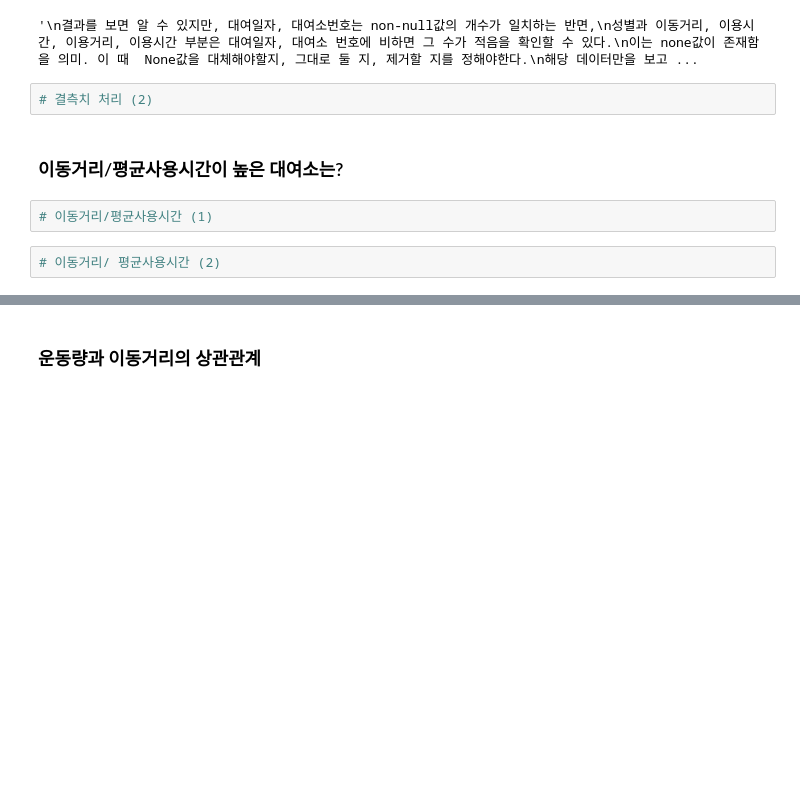
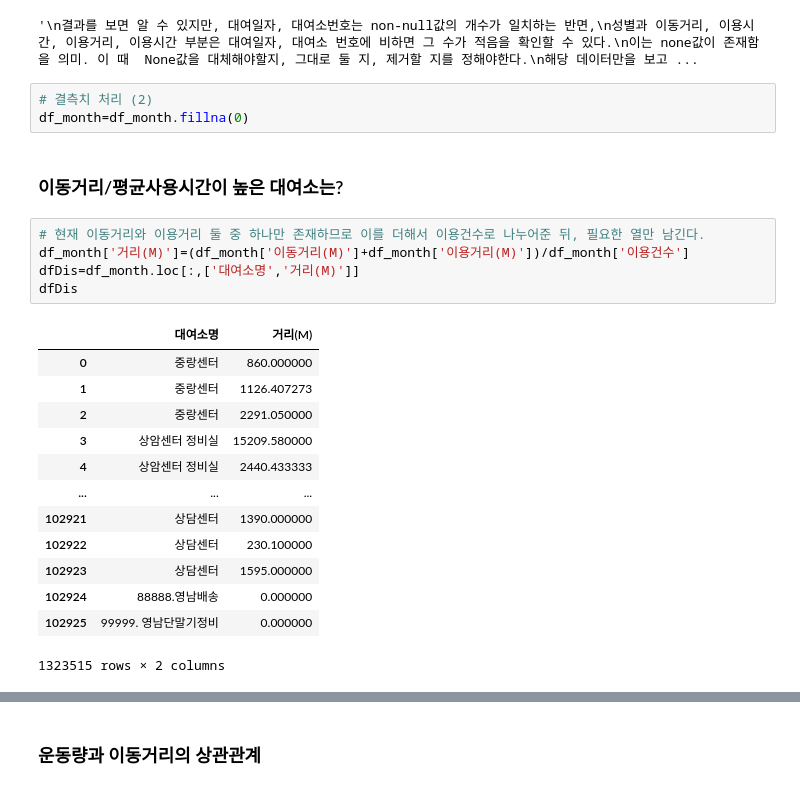
Before and after one commit to yunju727/Opensource-Project, a Jupyter notebook: main.ipynb, the cells around one changed output, grey strips where cells are left out. Drawn from its saved outputs; the diff is of its cells as text; blank space fills up the shorter version.

```diff
--- a/main.ipynb
+++ b/main.ipynb
@@ -138,9 +143,25 @@ memory usage: 141.4+ MB
 '\n결과를 보면 알 수 있지만, 대여일자, 대여소번호는 non-null값의 개수가 일치하는 반면,\n성별과 이동거리, 이용시간, 이용거리, 이용시간 부분은 대여일자, 대여소 번호에 비하면 그 수가 적음을 확인할 수 있다.\n이는 none값이 존재함을 의미. 이 때  None값을 대체해야할지, 그대로 둘 지, 제거할 지를 정해야한다.\n해당 데이터만을 보고 ...
 # %%
 # 결측치 처리 (2)
+df_month=df_month.fillna(0)
 # %% [markdown]
 ### 이동거리/평균사용시간이 높은 대여소는?
-# %%
-# 이동거리/평균사용시간 (1)
-# %%
-# 이동거리/ 평균사용시간 (2)
+# %%
+# 현재 이동거리와 이용거리 둘 중 하나만 존재하므로 이를 더해서 이용건수로 나누어준 뒤, 필요한 열만 남긴다.
+df_month['거리(M)']=(df_month['이동거리(M)']+df_month['이용거리(M)'])/df_month['이용건수']
+dfDis=df_month.loc[:,['대여소명','거리(M)']]
+dfDis
+# %% [output]
+|  | 대여소명 | 거리(M) |
+| 0 | 중랑센터 | 860.000000 |
+| 1 | 중랑센터 | 1126.407273 |
+| 2 | 중랑센터 | 2291.050000 |
+| 3 | 상암센터 정비실 | 15209.580000 |
+| 4 | 상암센터 정비실 | 2440.433333 |
+| ... | ... | ... |
+| 102921 | 상담센터 | 1390.000000 |
+| 102922 | 상담센터 | 230.100000 |
+| 102923 | 상담센터 | 1595.000000 |
+| 102924 | 88888.영남배송 | 0.000000 |
+| 102925 | 99999. 영남단말기정비 | 0.000000 |
+1323515 rows × 2 columns
```
Also changed, not shown: parts of 6 cells of this notebook.
